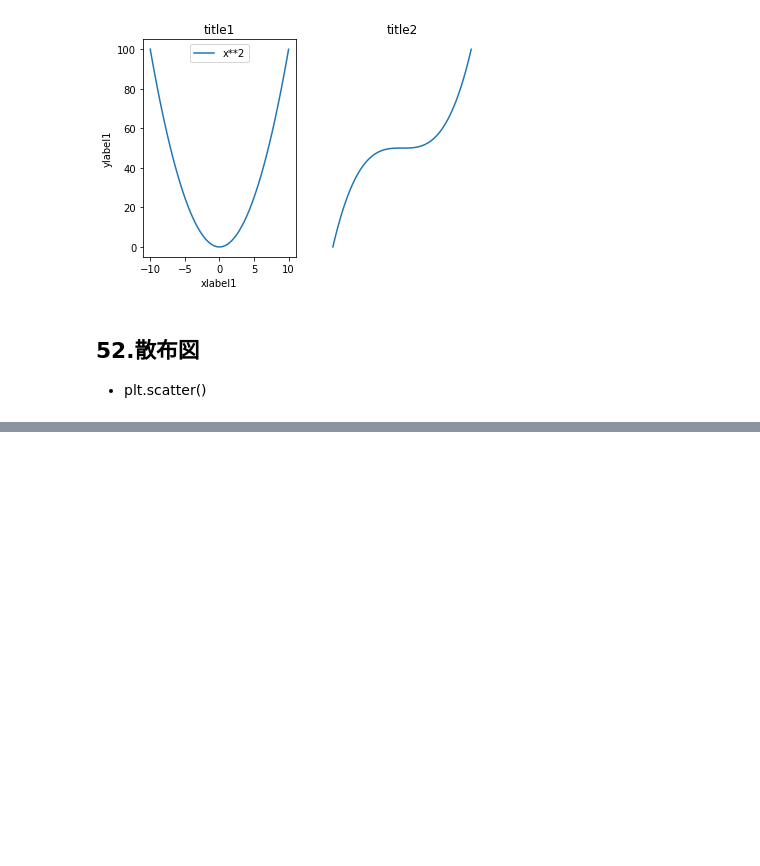
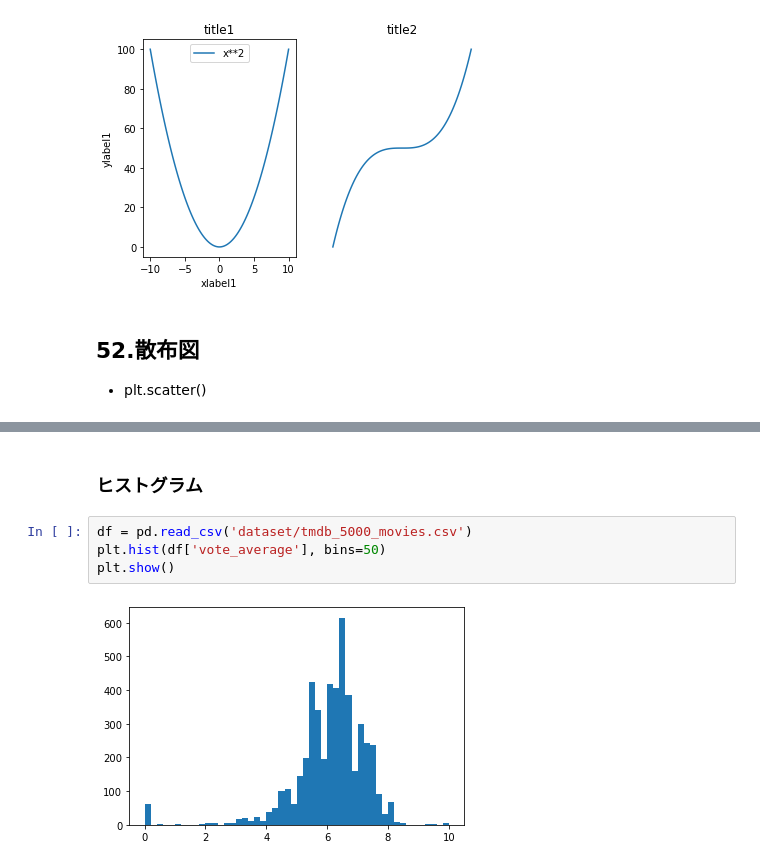
Before and after one commit to lotten30/python-lesson, a Jupyter notebook: datascientistus/Sec.6_Matplotlib.ipynb, the cells around one changed output, grey strips where cells are left out. Drawn from its saved outputs; the diff is of its cells as text; blank space fills up the shorter version.

```diff
--- a/datascientistus/Sec.6_Matplotlib.ipynb
+++ b/datascientistus/Sec.6_Matplotlib.ipynb
@@ -139,0 +184,8 @@ axes[1].axis('off')
+# %% [markdown]
+### ヒストグラム
+# %%
+df = pd.read_csv('dataset/tmdb_5000_movies.csv')
+plt.hist(df['vote_average'], bins=50)
+plt.show()
+# %% [output]
+[figure, added]
```
Also changed, not shown: parts of 14 cells of this notebook.
